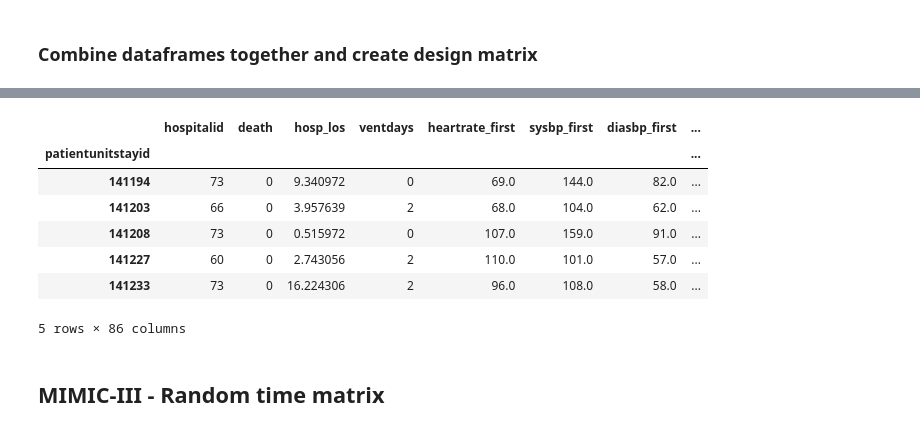
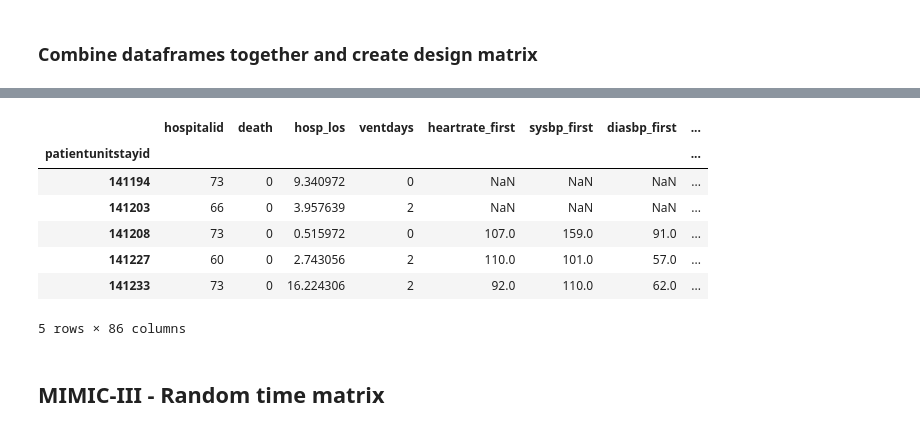
Before and after one commit to alistairewj/icu-model-transfer, a Jupyter notebook: get-data.ipynb, the cells around one changed output, grey strips where cells are left out. Drawn from its saved outputs; the diff is of its cells as text; code cells hidden in the pictures.

```diff
--- a/get-data.ipynb
+++ b/get-data.ipynb
@@ -162,35 +162,35 @@ plt.show()
 # %%
 eicu_time_dict = co_eicu['windowtime_hours'].to_dict()
 X_eicu = utils.get_design_matrix(df_eicu, eicu_time_dict,
                                  pt_id_col='patientunitstayid',
-                                 W=8, W_extra=24)
+                                 W=4, W_extra=24)
 
 # add in outcomes/static vars to the design matrix
 vars_static = ['death', 'ventdays',
                'is_female', 'age',
                'race_black', 'race_hispanic', 'race_asian', 'race_other',
                'electivesurgery']
 X_eicu = X_eicu.merge(df_eicu_static[vars_static], how='inner',
                        left_index=True, right_index=True)
 
 # add in hospitalid/outcomes to start of dataframe
 vars_outcome = ['hospitalid', 'hosp_los']
 X_eicu = co_eicu[vars_outcome].merge(X_eicu, how='inner',
               left_index=True, right_index=True)
 
 # rearrange certain columns to beginning of dataframe
 # this is only for aesthetics - nice to have non-inputs at start of df
 vars_outcome = ['hospitalid', 'death', 'hosp_los', 'ventdays']
 X_eicu = X_eicu[ vars_outcome + [c for c in X_eicu.columns if c not in vars_outcome] ]
 X_eicu.head()
 # %% [output]
 |  | hospitalid | death | hosp_los | ventdays | heartrate_first | sysbp_first | diasbp_first | ... |
 | patientunitstayid |  |  |  |  |  |  |  | ... |
-| 141194 | 73 | 0 | 9.340972 | 0 | 69.0 | 144.0 | 82.0 | ... |
-| 141203 | 66 | 0 | 3.957639 | 2 | 68.0 | 104.0 | 62.0 | ... |
+| 141194 | 73 | 0 | 9.340972 | 0 | NaN | NaN | NaN | ... |
+| 141203 | 66 | 0 | 3.957639 | 2 | NaN | NaN | NaN | ... |
 | 141208 | 73 | 0 | 0.515972 | 0 | 107.0 | 159.0 | 91.0 | ... |
 | 141227 | 60 | 0 | 2.743056 | 2 | 110.0 | 101.0 | 57.0 | ... |
-| 141233 | 73 | 0 | 16.224306 | 2 | 96.0 | 108.0 | 58.0 | ... |
+| 141233 | 73 | 0 | 16.224306 | 2 | 92.0 | 110.0 | 62.0 | ... |
 5 rows × 86 columns
 # %%
 # write to file
```
Also changed, not shown: parts of 13 cells of this notebook.
